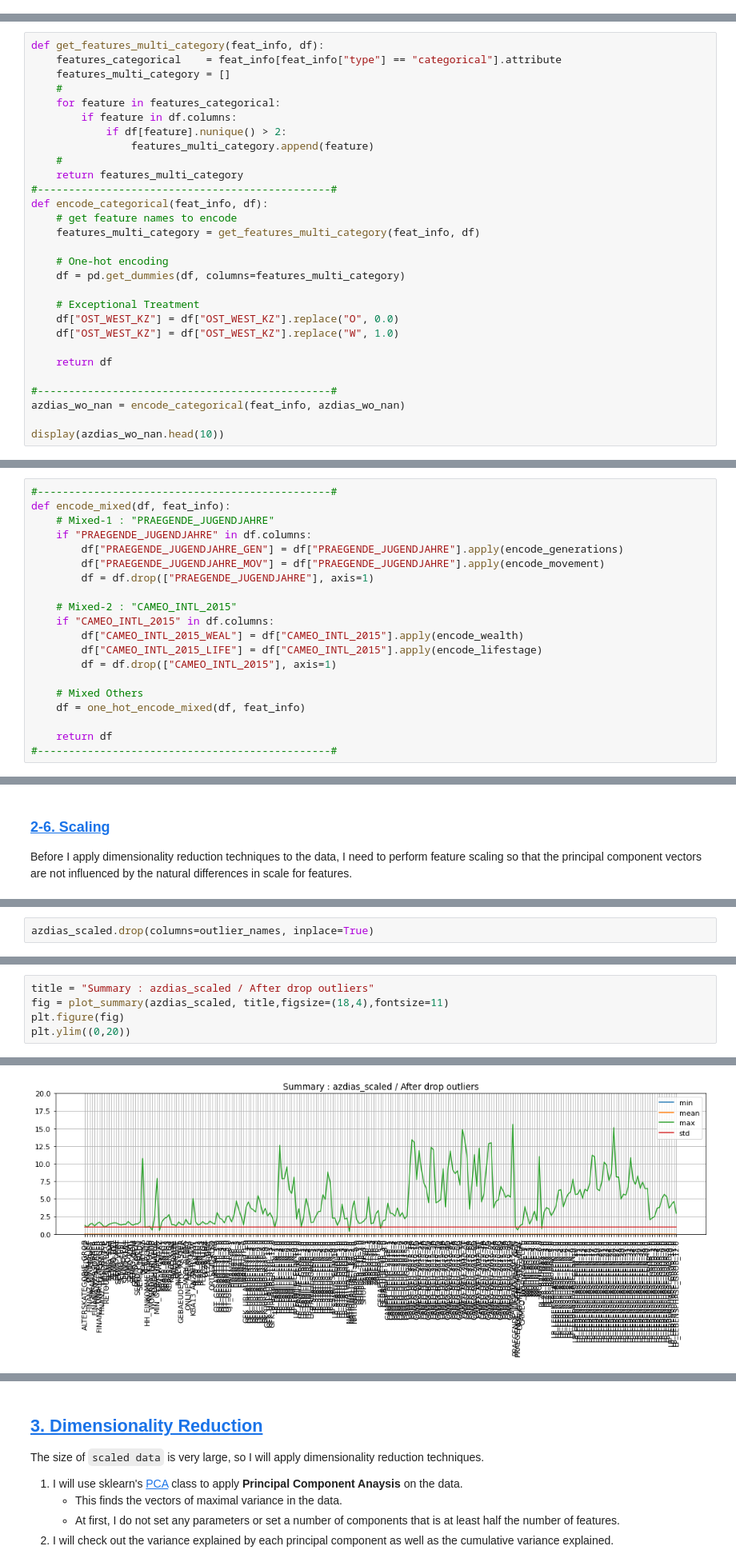
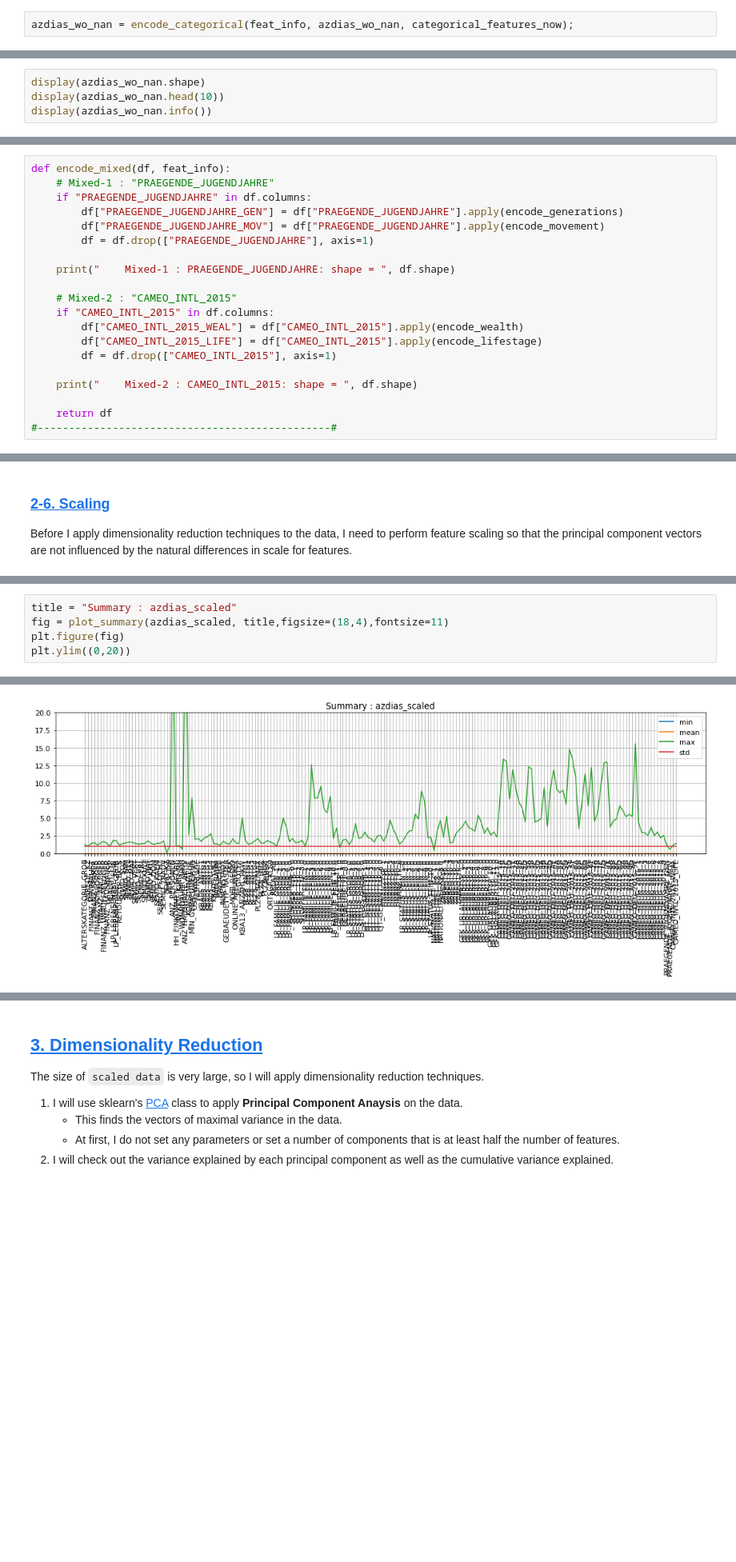
Before and after one commit to est2mzd/Machine_Learning, a Jupyter notebook: Proj_02_Identify_Customer_Segments.ipynb, the cells around one changed output, grey strips where cells are left out. Shown at 80% size. Saved outputs shown, nothing was run; the diff lists cells and outputs as text; blank space fills up the shorter version.

```diff
--- a/Proj_02_Identify_Customer_Segments.ipynb
+++ b/Proj_02_Identify_Customer_Segments.ipynb
@@ -629,0 +806,2 @@ In this section, I will apply some encoding processes to data with the policy wh
+# %%
+azdias_wo_nan = encode_categorical(feat_info, azdias_wo_nan, categorical_features_now);
@@ -630,30 +817,5 @@ In this section, I will apply some encoding processes to data with the policy wh
 # %%
-def get_features_multi_category(feat_info, df):
-    features_categorical    = feat_info[feat_info["type"] == "categorical"].attribute
-    features_multi_category = []
-    #
-    for feature in features_categorical:
-        if feature in df.columns:
-            if df[feature].nunique() > 2:
-                features_multi_category.append(feature)
-    #
-    return features_multi_category
-#-----------------------------------------------#
-def encode_categorical(feat_info, df):
-    # get feature names to encode
-    features_multi_category = get_features_multi_category(feat_info, df)
-
-    # One-hot encoding
-    df = pd.get_dummies(df, columns=features_multi_category)
-
-    # Exceptional Treatment
-    df["OST_WEST_KZ"] = df["OST_WEST_KZ"].replace("O", 0.0)
-    df["OST_WEST_KZ"] = df["OST_WEST_KZ"].replace("W", 1.0)
-
-    return df
-
-#-----------------------------------------------#
-azdias_wo_nan = encode_categorical(feat_info, azdias_wo_nan)
-
+display(azdias_wo_nan.shape)
 display(azdias_wo_nan.head(10))
+display(azdias_wo_nan.info())
 # %% [output]
@@ -749,7 +911,6 @@ def one_hot_encode_mixed(df, feat_info):
 # %% [markdown]
 ### The encoding function : For Mixed All
 # %%
-#-----------------------------------------------#
 def encode_mixed(df, feat_info):
     # Mixed-1 : "PRAEGENDE_JUGENDJAHRE"
     if "PRAEGENDE_JUGENDJAHRE" in df.columns:
@@ -757,14 +918,15 @@ def encode_mixed(df, feat_info):
         df["PRAEGENDE_JUGENDJAHRE_MOV"] = df["PRAEGENDE_JUGENDJAHRE"].apply(encode_movement)
         df = df.drop(["PRAEGENDE_JUGENDJAHRE"], axis=1)
 
+    print("    Mixed-1 : PRAEGENDE_JUGENDJAHRE: shape = ", df.shape)
+
     # Mixed-2 : "CAMEO_INTL_2015"
     if "CAMEO_INTL_2015" in df.columns:
         df["CAMEO_INTL_2015_WEAL"] = df["CAMEO_INTL_2015"].apply(encode_wealth)
         df["CAMEO_INTL_2015_LIFE"] = df["CAMEO_INTL_2015"].apply(encode_lifestage)
         df = df.drop(["CAMEO_INTL_2015"], axis=1)
 
-    # Mixed Others
-    df = one_hot_encode_mixed(df, feat_info)
+    print("    Mixed-2 : CAMEO_INTL_2015: shape = ", df.shape)
 
     return df
 #-----------------------------------------------#
@@ -830,2 +989,0 @@ display(outlier_names)
-# %%
-azdias_scaled.drop(columns=outlier_names, inplace=True)
@@ -834,8 +990,8 @@ azdias_scaled.drop(columns=outlier_names, inplace=True)
 # %%
-title = "Summary : azdias_scaled / After drop outliers"
+title = "Summary : azdias_scaled"
 fig = plot_summary(azdias_scaled, title,figsize=(18,4),fontsize=11)
 plt.figure(fig)
 plt.ylim((0,20))
 # %% [output]
 (0.0, 20.0)
-[figure, old version]
+[figure, new version]
```
Also changed, not shown: parts of 147 cells of this notebook, 1 other file.
